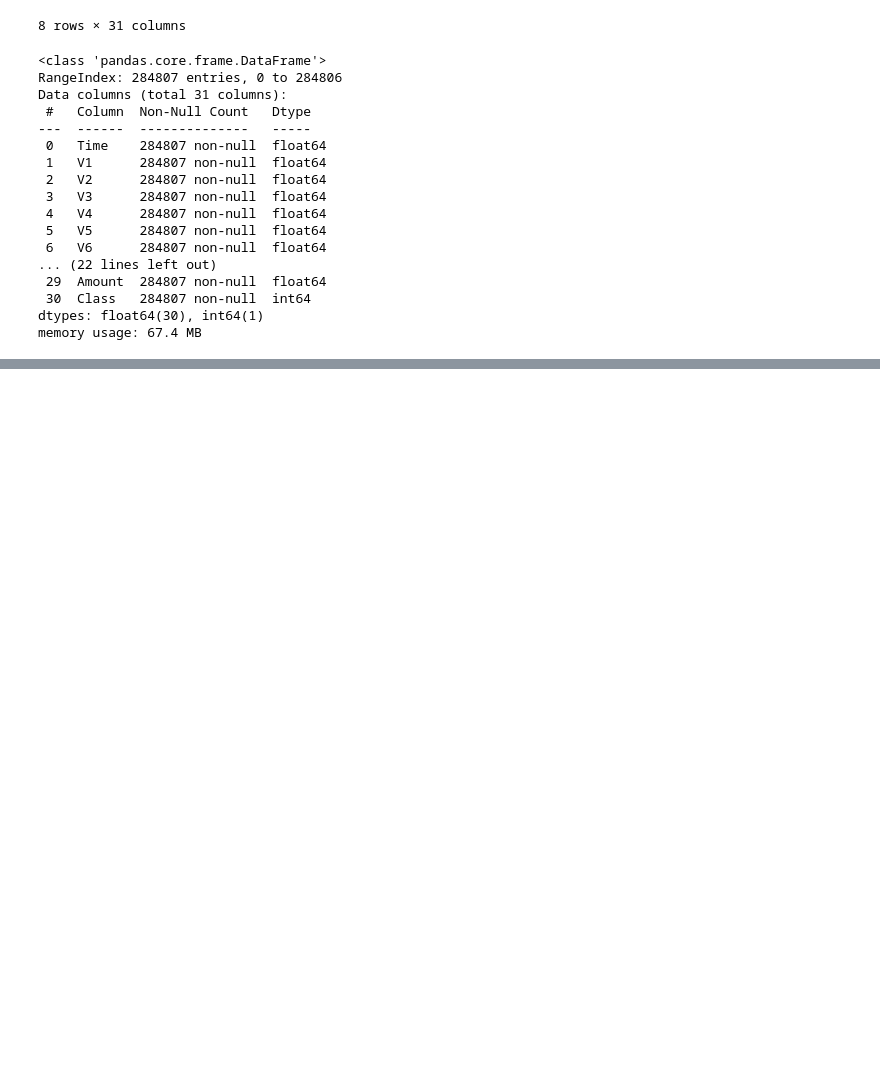
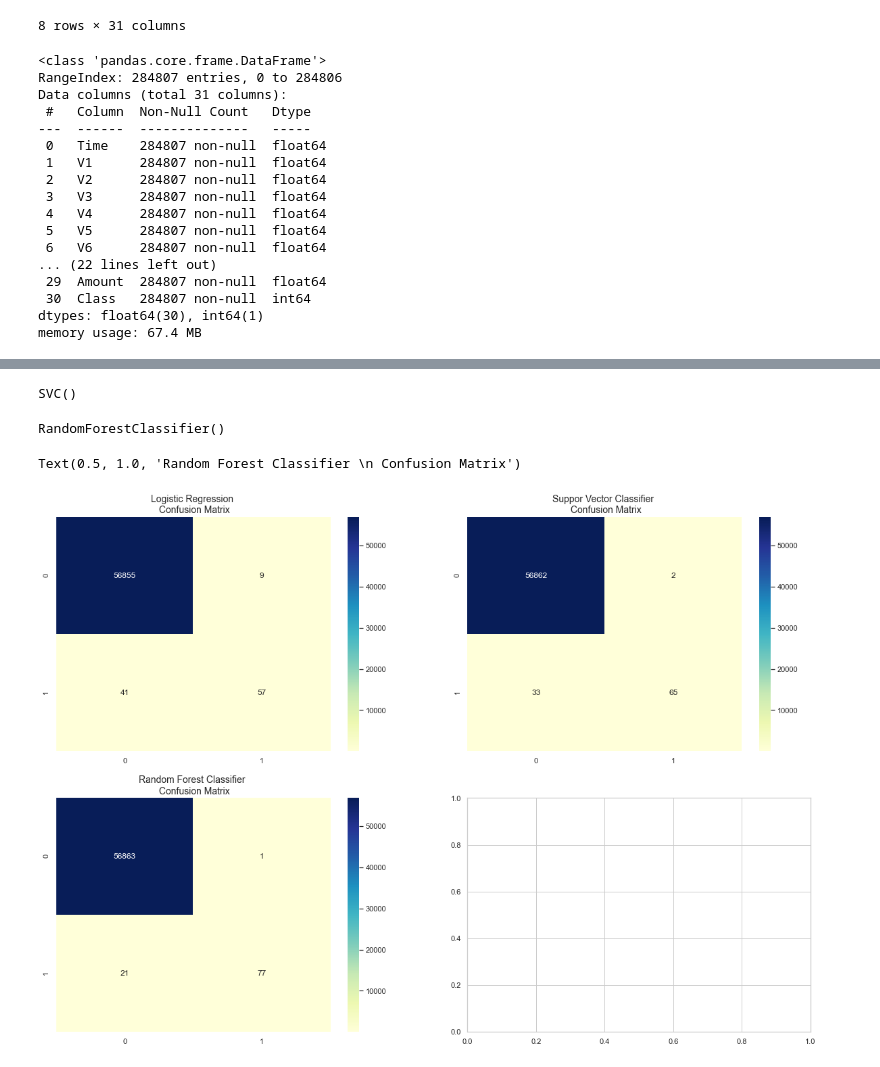
Before and after one commit to Krishnamurtyp/Credit_Card_Fraud_Detection_v1.0, a Jupyter notebook: Credit_Card_Fraud_Detection.ipynb, the cells around one changed output, grey strips where cells are left out. Cells and saved outputs as stored; diff of their text form; code cells hidden in the pictures; blank space fills up the shorter version.

```diff
--- a/Credit_Card_Fraud_Detection.ipynb
+++ b/Credit_Card_Fraud_Detection.ipynb
@@ -93,0 +199,10 @@ memory usage: 67.4 MB
+# %%
+svc = SVC()
+svc.fit(X_train, y_train)
+# %% [output]
+SVC()
+# %%
+rfc = RandomForestClassifier()
+rfc.fit(X_train, y_train)
+# %% [output]
+RandomForestClassifier()
@@ -93,0 +211,22 @@ memory usage: 67.4 MB
+# %%
+y_pred_logreg = logreg.predict(X_test)
+y_pred_svc = svc.predict(X_test)
+y_pred_rfc = rfc.predict(X_test)
+# %%
+logreg_cnf_matrix = confusion_matrix(y_test, y_pred_logreg)
+svc_cnf_matrix = confusion_matrix(y_test, y_pred_svc)
+rfc_cnf_matrix = confusion_matrix(y_test, y_pred_rfc)
+# %%
+fig, axes = plt.subplots(2,2,figsize=(20,14))
+
+sns.heatmap(logreg_cnf_matrix, ax = axes[0][0], annot=True, cmap="YlGnBu" ,fmt='g')
+axes[0][0].set_title('Logistic Regression \n Confusion Matrix', fontsize=14)
+
+sns.heatmap(svc_cnf_matrix, ax = axes[0][1], annot=True, cmap="YlGnBu" ,fmt='g')
+axes[0][1].set_title('Suppor Vector Classifier \n Confusion Matrix', fontsize=14)
+
+sns.heatmap(rfc_cnf_matrix, ax = axes[1][0], annot=True, cmap="YlGnBu" ,fmt='g')
+axes[1][0].set_title('Random Forest Classifier \n Confusion Matrix', fontsize=14)
+# %% [output]
+Text(0.5, 1.0, 'Random Forest Classifier \n Confusion Matrix')
+[figure, added]
```
Also changed, not shown: parts of 24 cells of this notebook.
